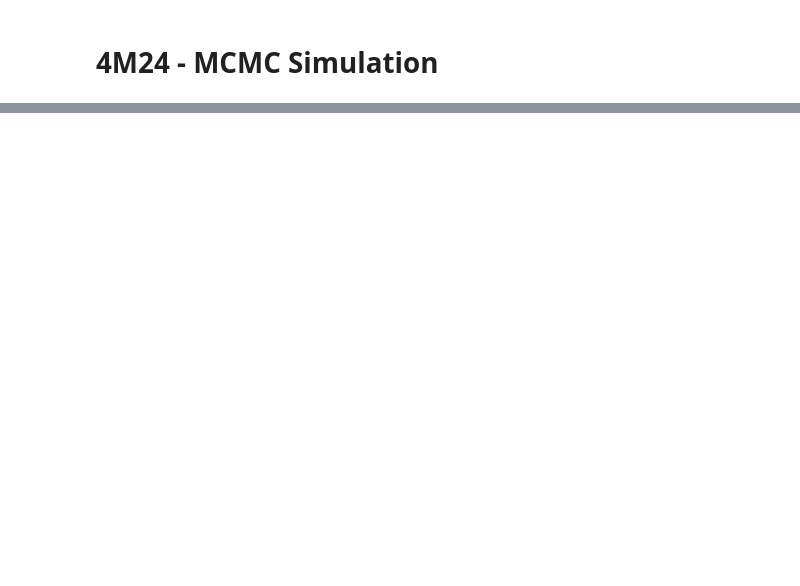
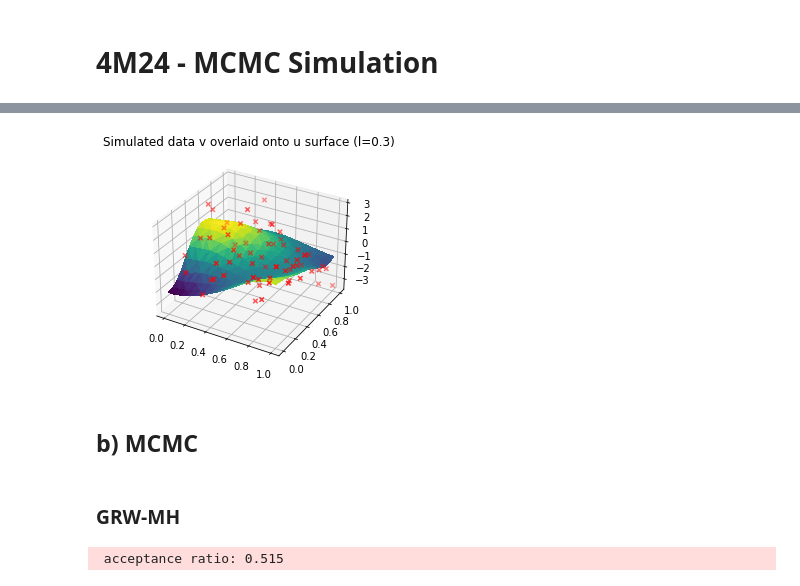
Before and after one commit to LozzaTray/4M24, a Jupyter notebook: code/simulation.ipynb, the cells around one changed output, grey strips where cells are left out. Saved outputs shown, nothing was run; the diff lists cells and outputs as text; code cells hidden in the pictures; blank space fills up the shorter version.

```diff
--- a/code/simulation.ipynb
+++ b/code/simulation.ipynb
@@ -37,0 +44,6 @@ v = G @ u + np.random.randn(M)
+# %%
+plot_result(u, v, x, y, x[idx], y[idx], title="Simulated data v overlaid onto u surface (l={})".format(l))               # Plot original u with data v
+# %% [output]
+[figure, added]
+# %% [markdown]
+## b) MCMC
@@ -37,0 +58,7 @@ v = G @ u + np.random.randn(M)
+# %% [markdown]
+### GRW-MH
+# %%
+grw_X, grw_accept = grw(log_target=log_continuous_target, u0=u0, data=v, K=C, G=G, n_iters=n, beta=beta)
+print("\n acceptance ratio: {}".format(grw_accept))
+# %% [output]
+ acceptance ratio: 0.515
```
Also changed, not shown: parts of 16 cells of this notebook, 5 other files.
